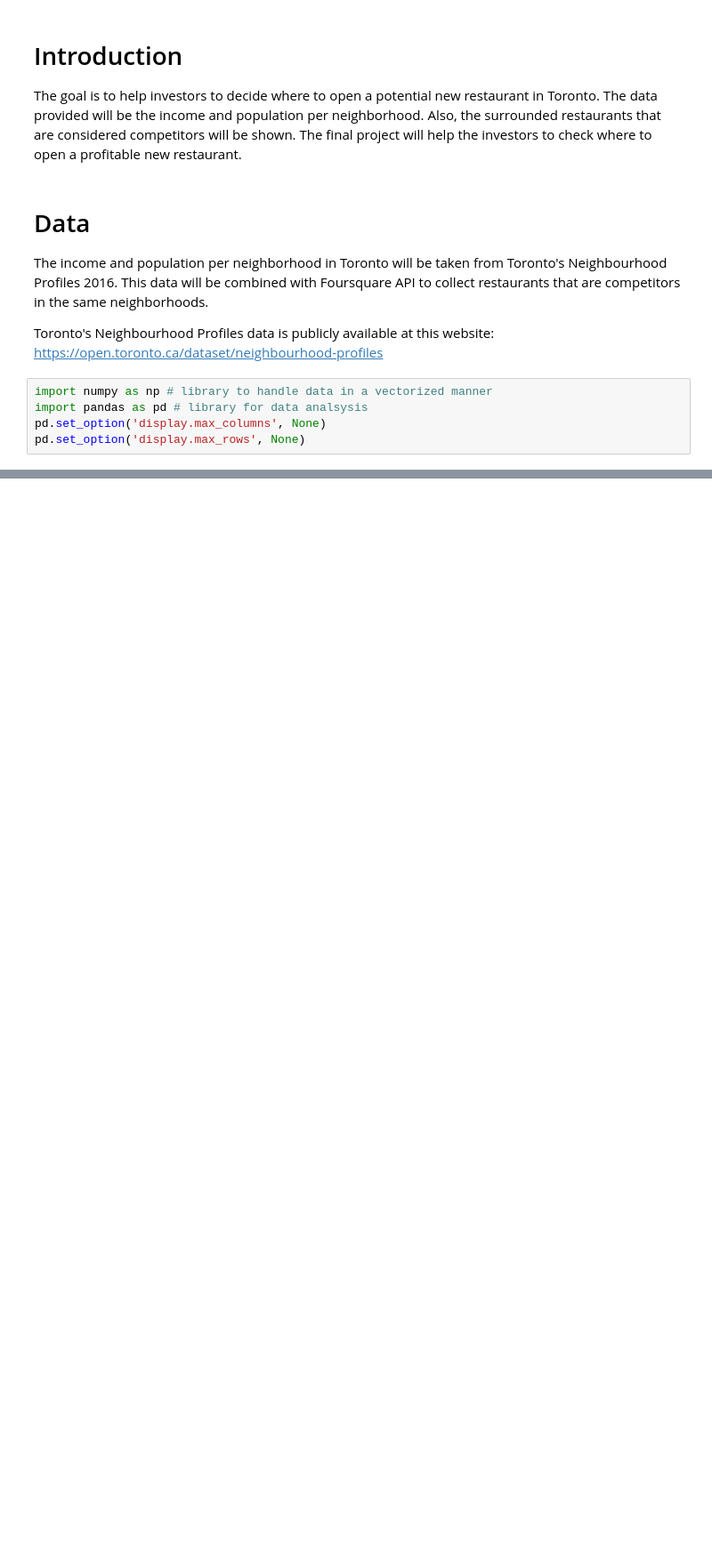
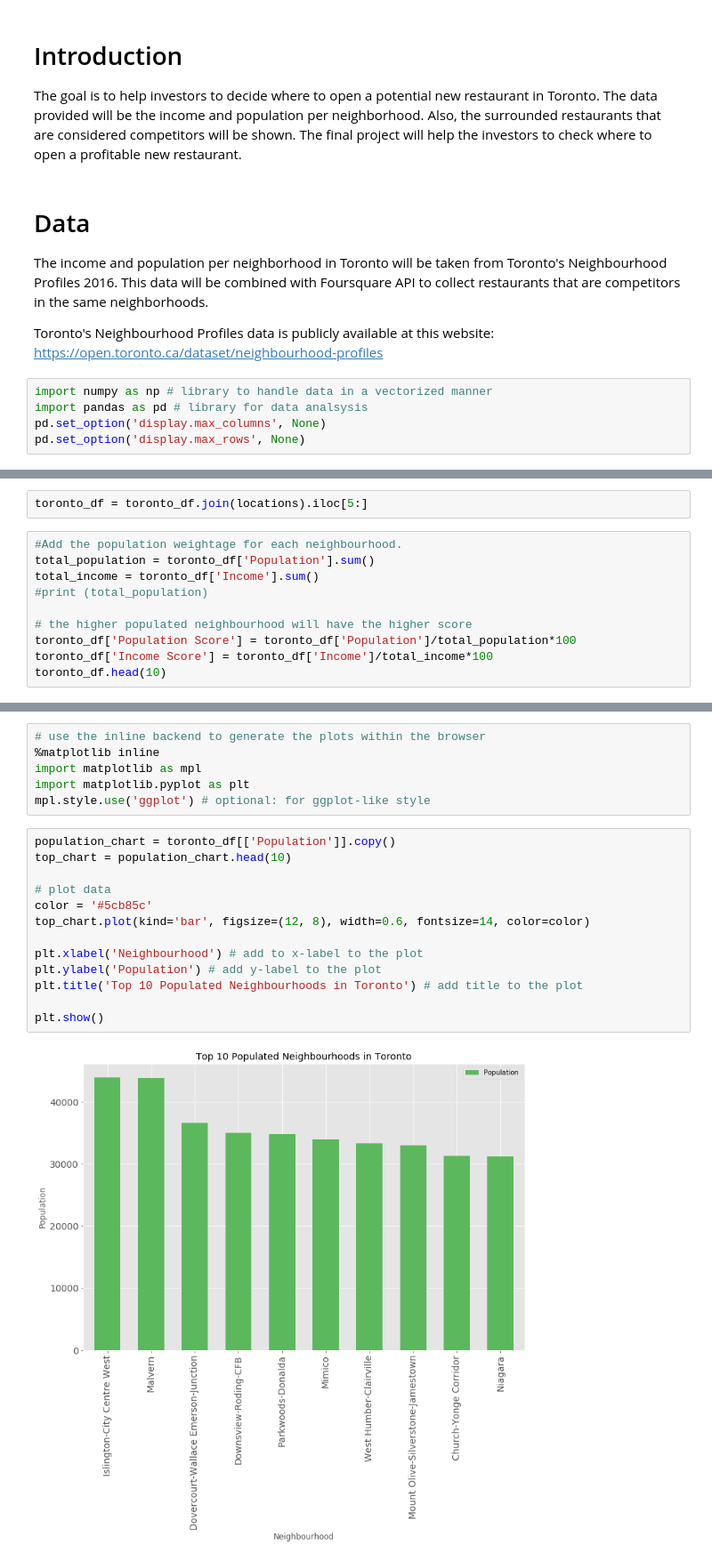
Before and after one commit to WedadAnbtawi95/Coursera_Capstone, a Jupyter notebook: Report_Capstone.ipynb, the cells around one changed output, grey strips where cells are left out. Shown at 89% size. Drawn from its saved outputs; the diff is of its cells as text; blank space fills up the shorter version.

```diff
--- a/Report_Capstone.ipynb
+++ b/Report_Capstone.ipynb
@@ -58,0 +115,12 @@ toronto_df.sort_values('Income')
+# %%
+toronto_df = toronto_df.join(locations).iloc[5:]
+# %%
+#Add the population weightage for each neighbourhood.
+total_population = toronto_df['Population'].sum()
+total_income = toronto_df['Income'].sum()
+#print (total_population)
+
+# the higher populated neighbourhood will have the higher score
+toronto_df['Population Score'] = toronto_df['Population']/total_population*100
+toronto_df['Income Score'] = toronto_df['Income']/total_income*100
+toronto_df.head(10)
@@ -58,0 +139,21 @@ toronto_df.sort_values('Income')
+# %%
+# use the inline backend to generate the plots within the browser
+%matplotlib inline
+import matplotlib as mpl
+import matplotlib.pyplot as plt
+mpl.style.use('ggplot') # optional: for ggplot-like style
+# %%
+population_chart = toronto_df[['Population']].copy()
+top_chart = population_chart.head(10)
+
+# plot data
+color = '#5cb85c'
+top_chart.plot(kind='bar', figsize=(12, 8), width=0.6, fontsize=14, color=color)
+
+plt.xlabel('Neighbourhood') # add to x-label to the plot
+plt.ylabel('Population') # add y-label to the plot
+plt.title('Top 10 Populated Neighbourhoods in Toronto') # add title to the plot
+
+plt.show()
+# %% [output]
+[figure, added]
```
Also changed, not shown: parts of 39 cells of this notebook, 1 other file.
